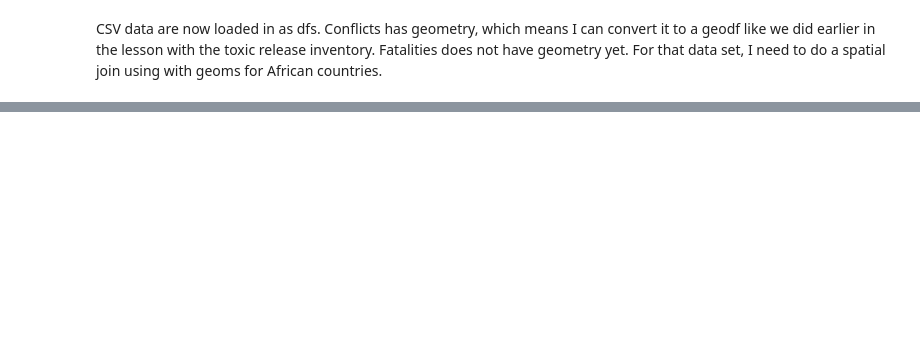
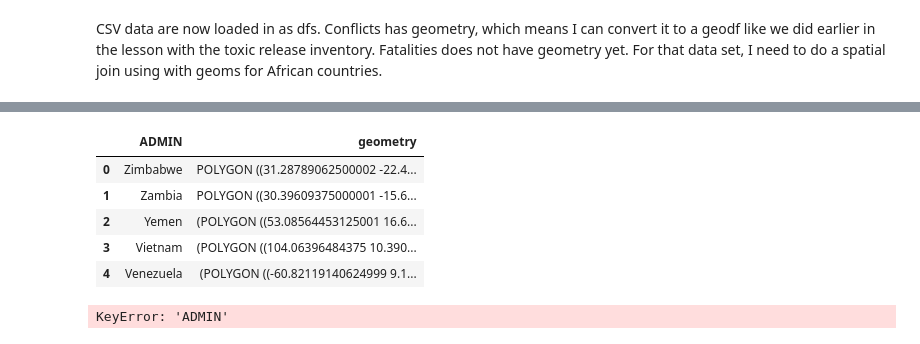
Before and after one commit to stinewoodward/map674-module-07, a Jupyter notebook: geopandas-exercises.ipynb, the cells around one changed output, grey strips where cells are left out. Cells and saved outputs as stored; diff of their text form; code cells hidden in the pictures; blank space fills up the shorter version.

```diff
--- a/geopandas-exercises.ipynb
+++ b/geopandas-exercises.ipynb
@@ -55,0 +79,27 @@ conflicts_geo.head()
+# %%
+# prep a geom gdf for joining by selecting only relevant columns
+countries_geom = countries[['ADMIN', 'geometry']]
+
+# write data to file
+countries_geom.to_file('./data/countries_geom.json')
+
+# check
+countries_geom.head()
+# %% [output]
+|  | ADMIN | geometry |
+| 0 | Zimbabwe | POLYGON ((31.28789062500002 -22.4... |
+| 1 | Zambia | POLYGON ((30.39609375000001 -15.6... |
+| 2 | Yemen | (POLYGON ((53.08564453125001 16.6... |
+| 3 | Vietnam | (POLYGON ((104.06396484375 10.390... |
+| 4 | Venezuela | (POLYGON ((-60.82119140624999 9.1... |
+# %%
+# merge dataframes together using 'ADMIN' as the key
+# inner joins means geoms for non-africa countries are not included
+merged = countries_geom.merge(fatalities, on='ADMIN', how='inner')
+merged.head()
+
+
+# didn't work, because name of column in both sets needs to be the same
+# change one and try again later
+# %% [output]
+KeyError: 'ADMIN'
```
Also changed, not shown: parts of 1 cell of this notebook, 6 other files.
